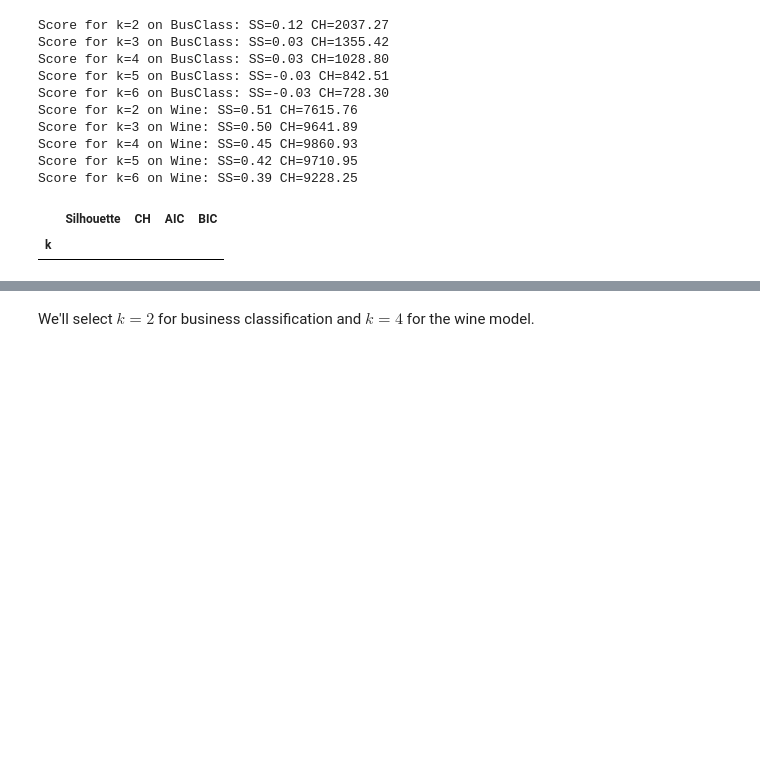
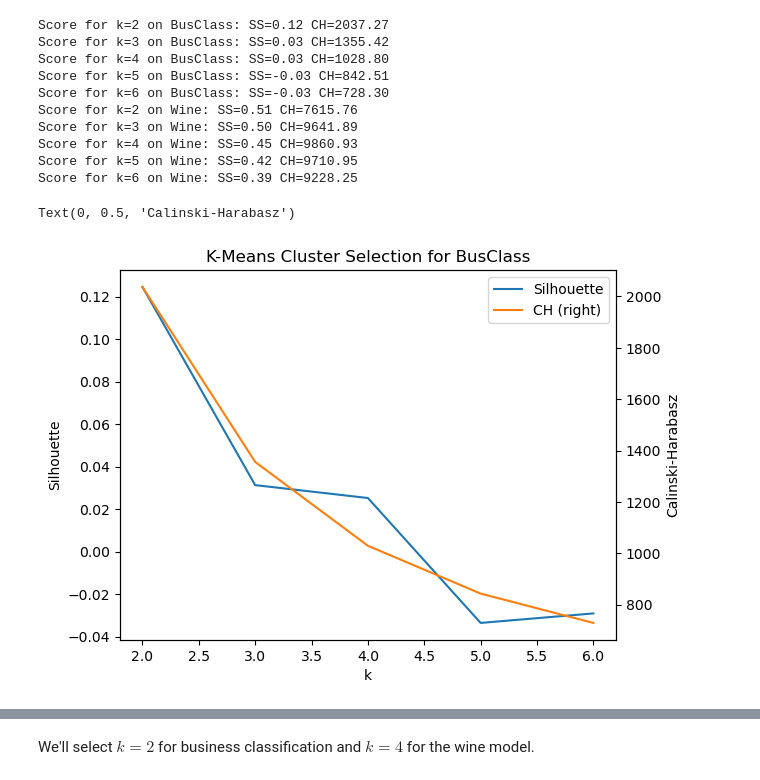
Before and after one commit to ryankarel/cs-7641-ul, a Jupyter notebook: RK UL.ipynb, the cells around one changed output, grey strips where cells are left out. Cells and saved outputs as stored; diff of their text form; code cells hidden in the pictures; blank space fills up the shorter version.

Commit message:
more visual and docs

```diff
--- a/RK UL.ipynb
+++ b/RK UL.ipynb
@@ -133,8 +133,10 @@ Score for k=4 on Wine: SS=0.45 CH=9860.93
 Score for k=5 on Wine: SS=0.42 CH=9710.95
 Score for k=6 on Wine: SS=0.39 CH=9228.25
 # %%
-scores['BusClass']
+ax = scores['BusClass'].plot(y=['Silhouette', 'CH'], secondary_y='CH', title='K-Means Cluster Selection for BusClass')
+ax.set_ylabel('Silhouette')
+ax.right_ax.set_ylabel('Calinski-Harabasz')
 # %% [output]
-|  | Silhouette | CH | AIC | BIC |
-| k |  |  |  |  |
+Text(0, 0.5, 'Calinski-Harabasz')
+[figure, added]
 # %%
```
Also changed, not shown: parts of 50 cells of this notebook, 1 other file.
